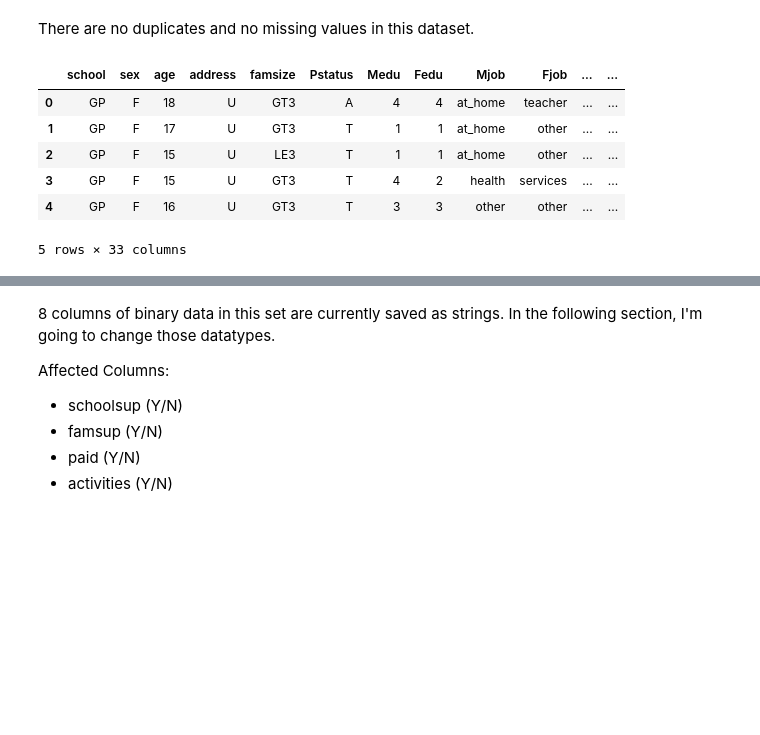
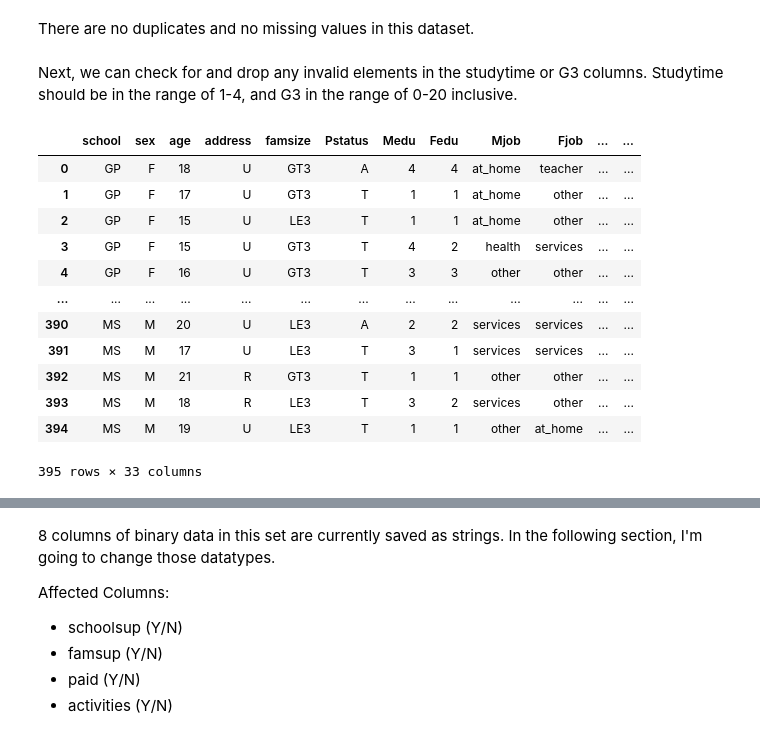
Before and after one commit to cleucilf/student-performance-analysis, a Jupyter notebook: notebooks/data_cleaning.ipynb, the cells around one changed output, grey strips where cells are left out. Cells and saved outputs as stored; diff of their text form; code cells hidden in the pictures; blank space fills up the shorter version.

```diff
--- a/notebooks/data_cleaning.ipynb
+++ b/notebooks/data_cleaning.ipynb
@@ -32,13 +32,23 @@ df[df.duplicated()]
 0 rows × 33 columns
 # %% [markdown]
 There are no duplicates and no missing values in this dataset.
+# %% [markdown]
+Next, we can check for and drop any invalid elements in the studytime or G3 columns. Studytime should be in the range of 1-4, and G3 in the range of 0-20 inclusive.
 # %%
-df.head()
+# drop students with invalid G3 grades
+df.drop(df[0 > df['G3']].index)
+df.drop(df[20 < df['G3']].index)
 # %% [output]
 |  | school | sex | age | address | famsize | Pstatus | Medu | Fedu | Mjob | Fjob | ... | ... |
 | 0 | GP | F | 18 | U | GT3 | A | 4 | 4 | at_home | teacher | ... | ... |
 | 1 | GP | F | 17 | U | GT3 | T | 1 | 1 | at_home | other | ... | ... |
 | 2 | GP | F | 15 | U | LE3 | T | 1 | 1 | at_home | other | ... | ... |
 | 3 | GP | F | 15 | U | GT3 | T | 4 | 2 | health | services | ... | ... |
 | 4 | GP | F | 16 | U | GT3 | T | 3 | 3 | other | other | ... | ... |
+| ... | ... | ... | ... | ... | ... | ... | ... | ... | ... | ... | ... | ... |
+| 390 | MS | M | 20 | U | LE3 | A | 2 | 2 | services | services | ... | ... |
+| 391 | MS | M | 17 | U | LE3 | T | 3 | 1 | services | services | ... | ... |
+| 392 | MS | M | 21 | R | GT3 | T | 1 | 1 | other | other | ... | ... |
+| 393 | MS | M | 18 | R | LE3 | T | 3 | 2 | services | other | ... | ... |
+| 394 | MS | M | 19 | U | LE3 | T | 1 | 1 | other | at_home | ... | ... |
-5 rows × 33 columns
+395 rows × 33 columns
```
Also changed, not shown: parts of 5 cells of this notebook.
